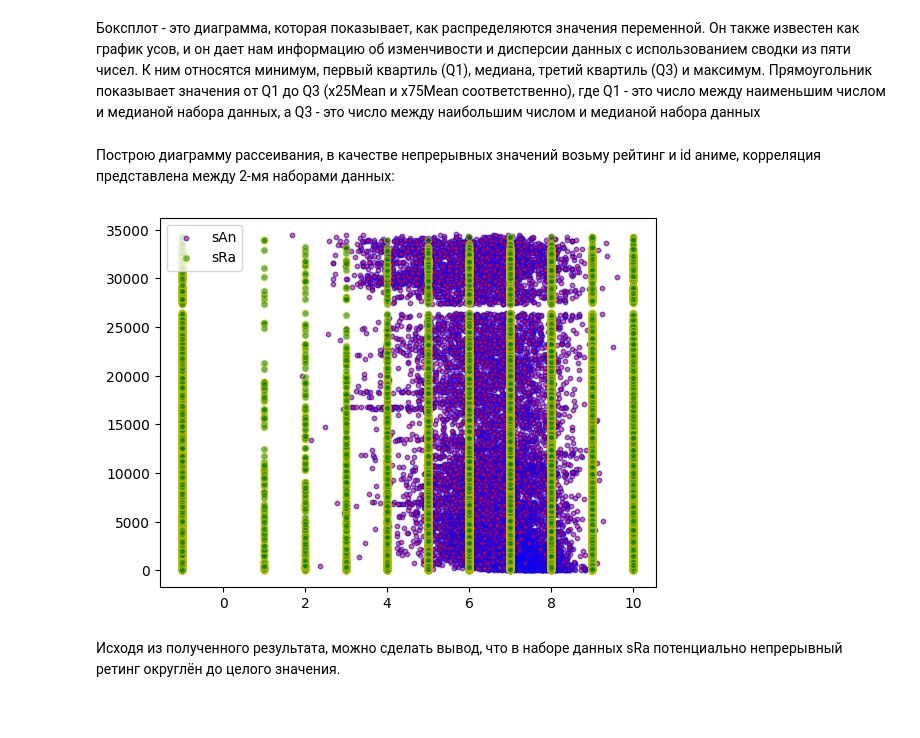
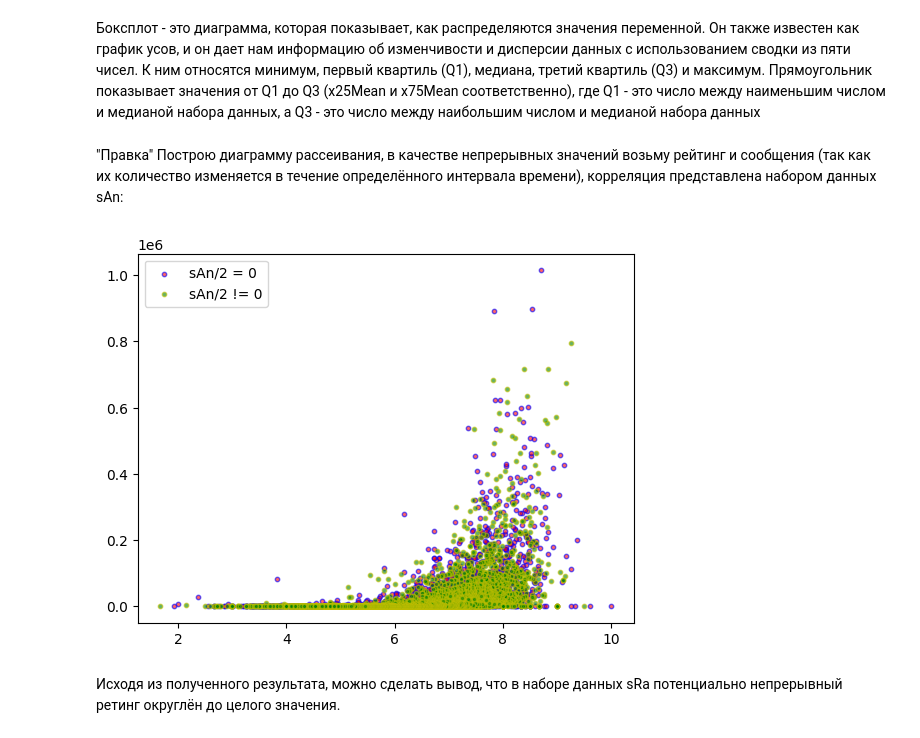
Before and after one commit to GrinchFour/ml.vvsu.2023, a Jupyter notebook: lab02/БПИ20-02_Юрчук_2.ipynb, the cells around one changed output. Cells and saved outputs as stored; diff of their text form; code cells hidden in the pictures.

```diff
--- a/lab02/БПИ20-02_Юрчук_2.ipynb
+++ b/lab02/БПИ20-02_Юрчук_2.ipynb
@@ -76,23 +76,24 @@ Q25
 Боксплот - это диаграмма, которая показывает, как распределяются значения переменной. Он также известен как график усов, и он дает нам информацию об изменчивости и дисперсии данных с использованием сводки из пяти чисел. К ним относятся минимум, первый квартиль (Q1), медиана, третий квартиль (Q3) и максимум.
 Прямоугольник показывает значения от Q1 до Q3 (x25Mean и x75Mean соответственно), где Q1 - это число между наименьшим числом и медианой набора данных, а Q3 - это число между наибольшим числом и медианой набора данных
 # %% [markdown]
-Построю диаграмму рассеивания, в качестве непрерывных значений возьму рейтинг и id аниме, корреляция представлена между 2-мя наборами данных:
+"Правка"
+Построю диаграмму рассеивания, в качестве непрерывных значений возьму рейтинг и сообщения (так как их количество изменяется в течение определённого интервала времени), корреляция представлена набором данных sAn:
 # %%
-x1 = (sAn.rating)
-y1 = (sAn.anime_id)
+x1 = (sAn.iloc[lambda x: x.index % 2 == 0, 5])
+y1 = (sAn.iloc[lambda x: x.index % 2 == 0, 6])
 
-x2 = (sRa.iloc[lambda x: x.index % 111 == 0, 2])
-y2 = (sRa.iloc[lambda x: x.index % 111 == 0, 1])
+x2 = (sAn.iloc[lambda x: x.index % 2 != 0, 5])
+y2 = (sAn.iloc[lambda x: x.index % 2 != 0, 6])
 
 
-plt.scatter(x1, y1, 10, facecolor = "r", edgecolor = "b", alpha = 0.6, label = "sAn")
-plt.scatter(x2, y2, 20, facecolor = "g", edgecolor = "y", alpha = 0.6, label = "sRa")
+plt.scatter(x1, y1, 10, facecolor = "r", edgecolor = "b", alpha = 0.6, label = "sAn/2 = 0")
+plt.scatter(x2, y2, 10, facecolor = "g", edgecolor = "y", alpha = 0.6, label = "sAn/2 != 0")
 
 plt.legend()
 
 plt.show()
 # %% [output]
-[figure, old version]
+[figure, new version]
 # %% [markdown]
 Исходя из полученного результата, можно сделать вывод, что в наборе данных sRa потенциально непрерывный ретинг округлён до целого значения.
 # %% [markdown]
```
Also changed, not shown: parts of 9 cells of this notebook.
